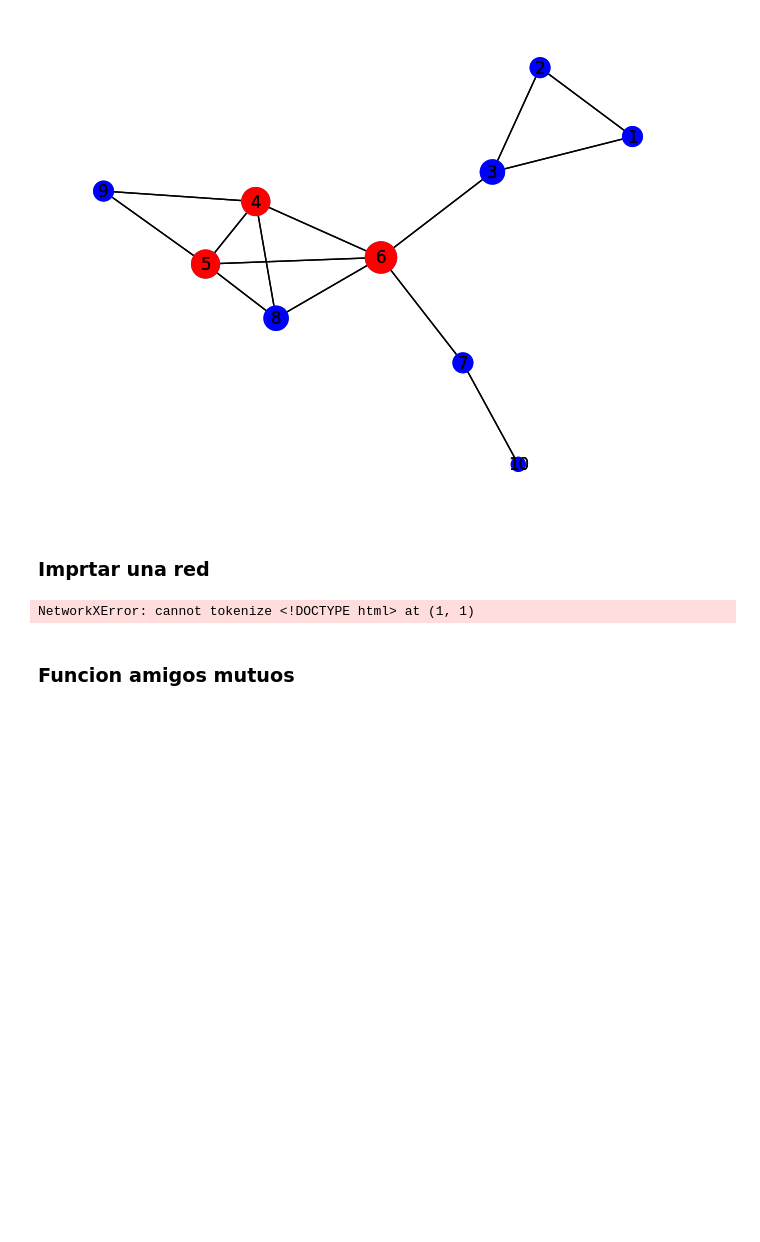
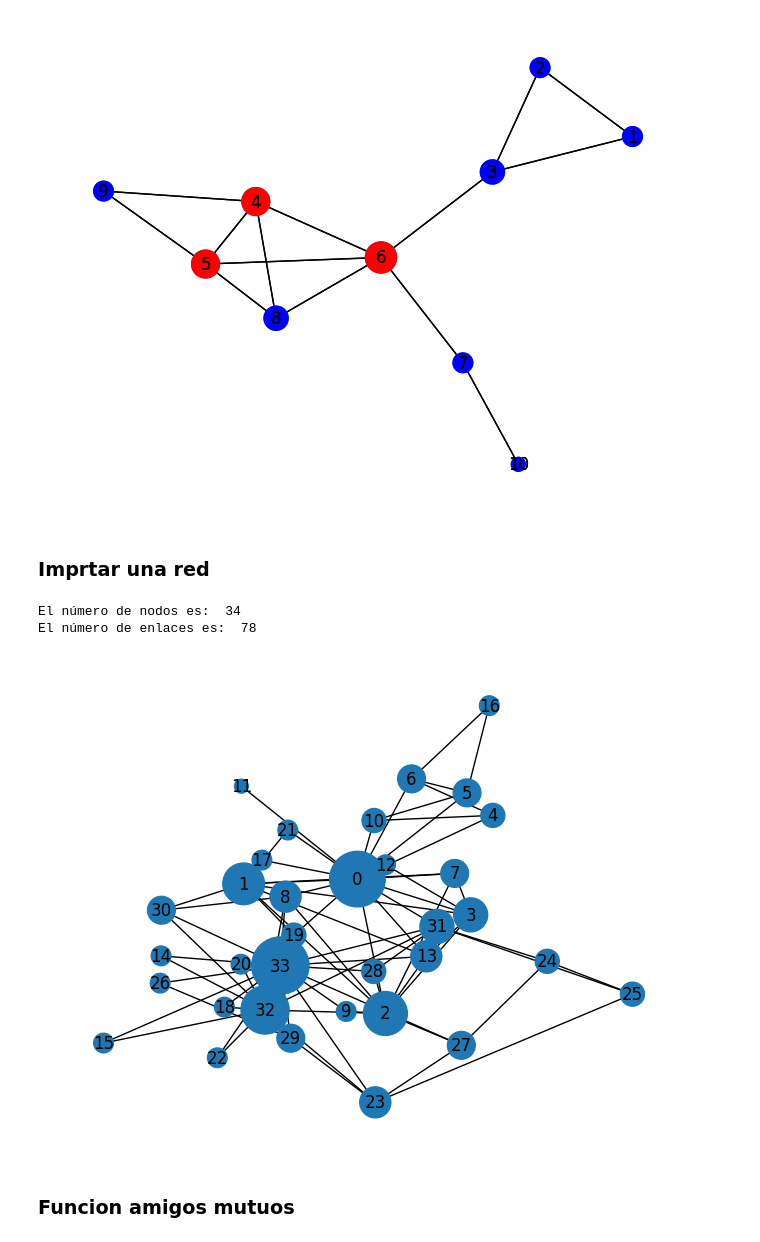
Before and after one commit to CristianFernandezM/NuevasTecnologias, a Jupyter notebook: Practica2_CristianFernandez_AliciaGarcia.ipynb, the cells around one changed output. Saved outputs shown, nothing was run; the diff lists cells and outputs as text; code cells hidden in the pictures; blank space fills up the shorter version.

```diff
--- a/Practica2_CristianFernandez_AliciaGarcia.ipynb
+++ b/Practica2_CristianFernandez_AliciaGarcia.ipynb
@@ -179,28 +179,25 @@ La distribución de pesos ordenada de menor a mayor es:  [1, 3, 4, 4, 4, 5, 5, 5
 # %%
 #Imports
 import urllib.request
 
-#Descargamos la red
-url = 'http://www-personal.umich.edu/~mejn/netdata/karate.gml'
-filename = 'karate.gml'
-urllib.request.urlretrieve(url, filename)
-
 #Importamos la red
-G_karate = nx.read_gml(filename)
+G_karate = nx.karate_club_graph()
 
 #Calculamos el numero de nodos y enlaces
 n_nodos = G_karate.number_of_nodes()
 n_enlaces = G_karate.number_of_edges()
 print("El número de nodos es: ", n_nodos)
 print("El número de enlaces es: ", n_enlaces)
 
 #Mostramos la red, con las etiquetas de los nodos, siendo el tamaño de los nodos proporcional a su valor de grado (multiplicado por 100 como factor de escala).
-pos = nx.spring_layout(G_karate)
+pos = nx.kamada_kawai_layout(G_karate)
 tamanos = [G_karate.degree(nodo) * 100 for nodo in G_karate.nodes()]
 nx.draw(G_karate, pos, with_labels=True, node_size=tamanos)
 plt.show()
 # %% [output]
-NetworkXError: cannot tokenize <!DOCTYPE html> at (1, 1)
+El número de nodos es:  34
+El número de enlaces es:  78
+[figure, added]
 # %% [markdown]
 ### Funcion amigos mutuos
 # %%
```
